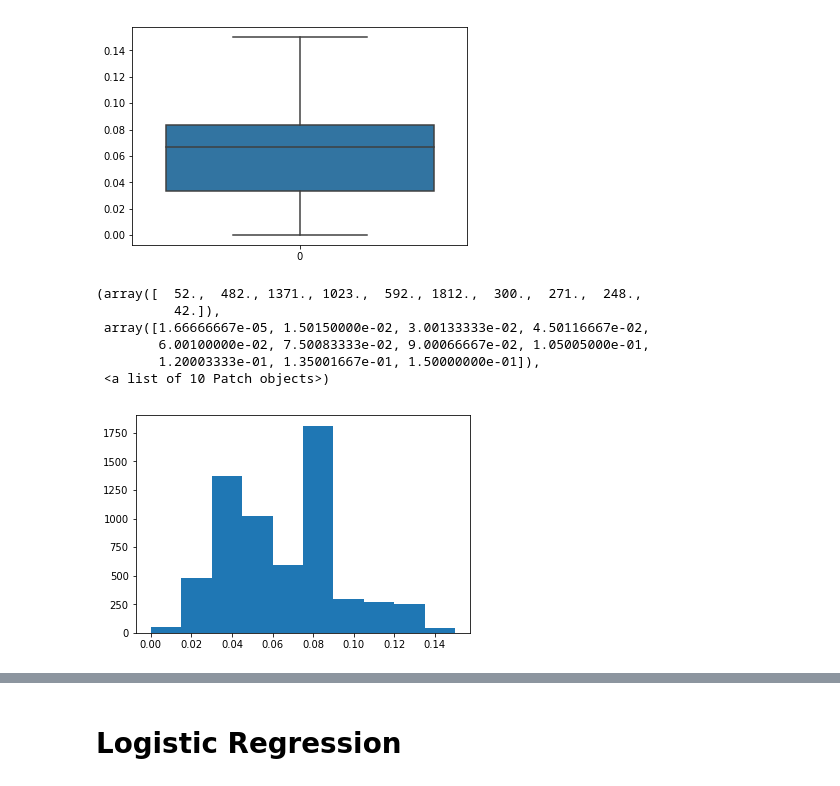
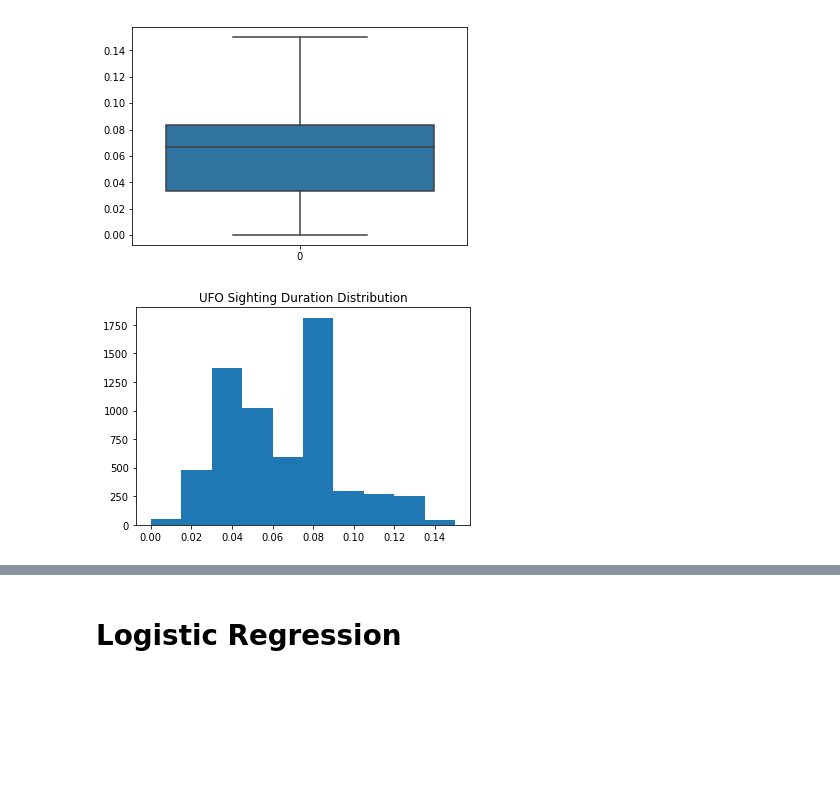
Before and after one commit to Edwardkang1004/Springboard, a Jupyter notebook: Capstone Project 1/Capstone Project 1b.ipynb, the cells around one changed output, grey strips where cells are left out. Cells and saved outputs as stored; diff of their text form; code cells hidden in the pictures; blank space fills up the shorter version.

```diff
--- a/Capstone Project 1/Capstone Project 1b.ipynb
+++ b/Capstone Project 1/Capstone Project 1b.ipynb
@@ -655,13 +661,9 @@ sns.boxplot(data=features['duration'].values)
 [figure]
 # %%
 plt.hist(features['duration'])
+plt.title('UFO Sighting Duration Distribution')
+plt.show()
 # %% [output]
-(array([  52.,  482., 1371., 1023.,  592., 1812.,  300.,  271.,  248.,
-          42.]),
- array([1.66666667e-05, 1.50150000e-02, 3.00133333e-02, 4.50116667e-02,
-        6.00100000e-02, 7.50083333e-02, 9.00066667e-02, 1.05005000e-01,
-        1.20003333e-01, 1.35001667e-01, 1.50000000e-01]),
- <a list of 10 Patch objects>)
-[figure, old version]
+[figure, new version]
 # %%
 def classifcation(df):
```
Also changed, not shown: parts of 51 cells of this notebook.
